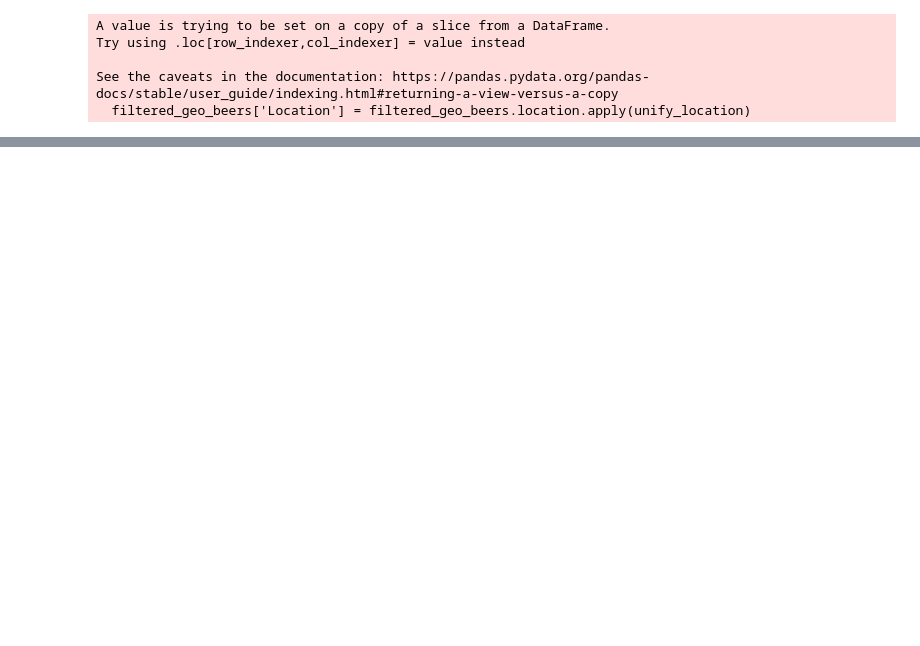
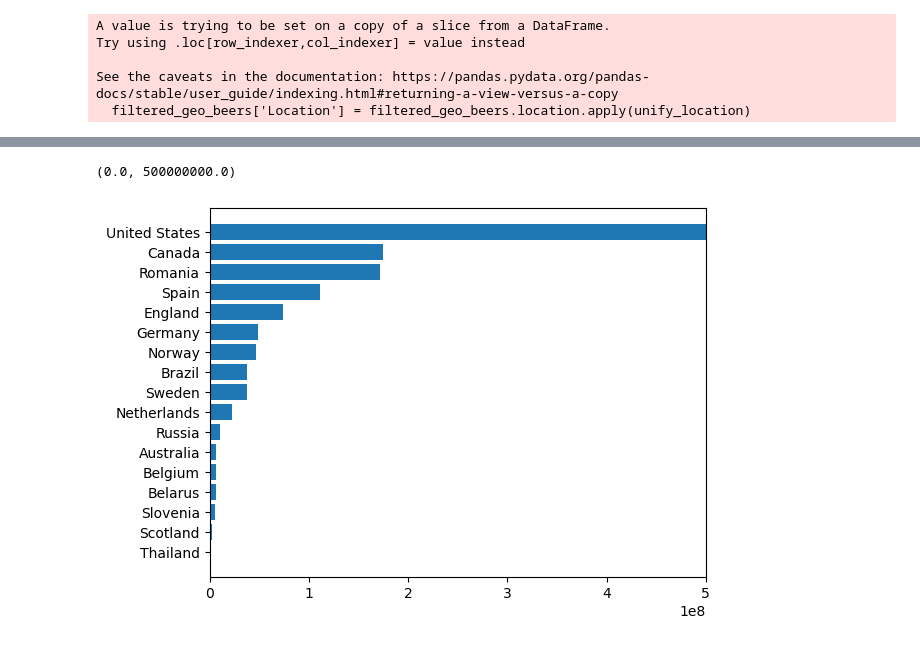
Before and after one commit to epfl-ada/ada-2023-project-adacadabra2023, a Jupyter notebook: Project_geo.ipynb, the cells around one changed output, grey strips where cells are left out. Cells and saved outputs as stored; diff of their text form; code cells hidden in the pictures; blank space fills up the shorter version.

```diff
--- a/Project_geo.ipynb
+++ b/Project_geo.ipynb
@@ -156,0 +224,6 @@ filtered_geo_beers
+# %%
+plt.barh(count_country_pop_order.Location, count_country_pop_order['user_id.1'])
+plt.xlim(0, 5E8)
+# %% [output]
+(0.0, 500000000.0)
+[figure, added]
```
Also changed, not shown: parts of 8 cells of this notebook.
